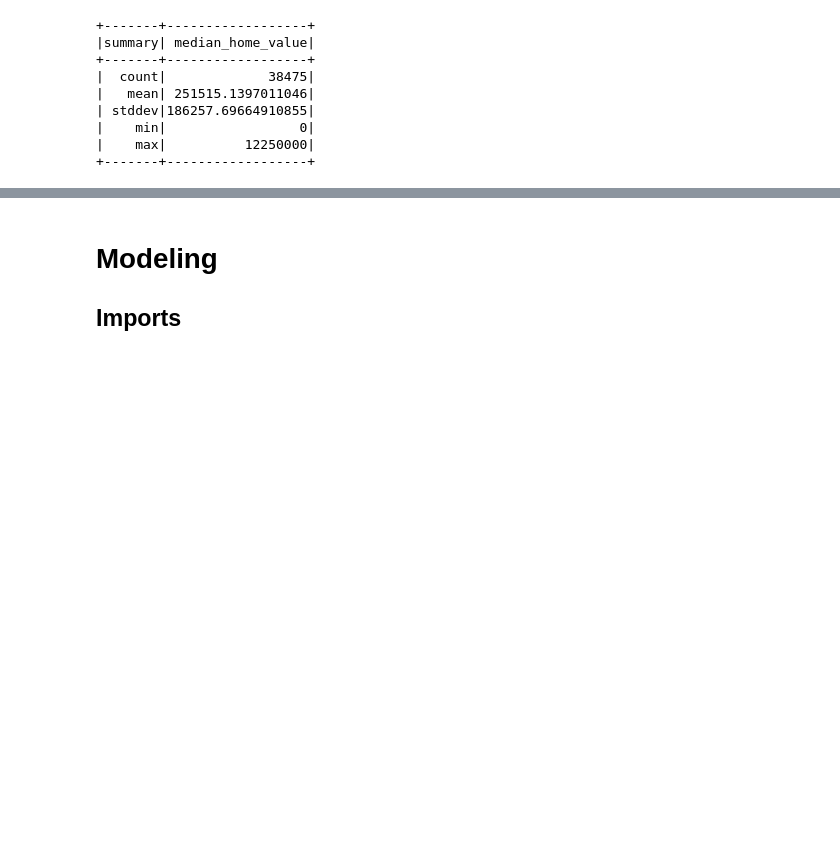
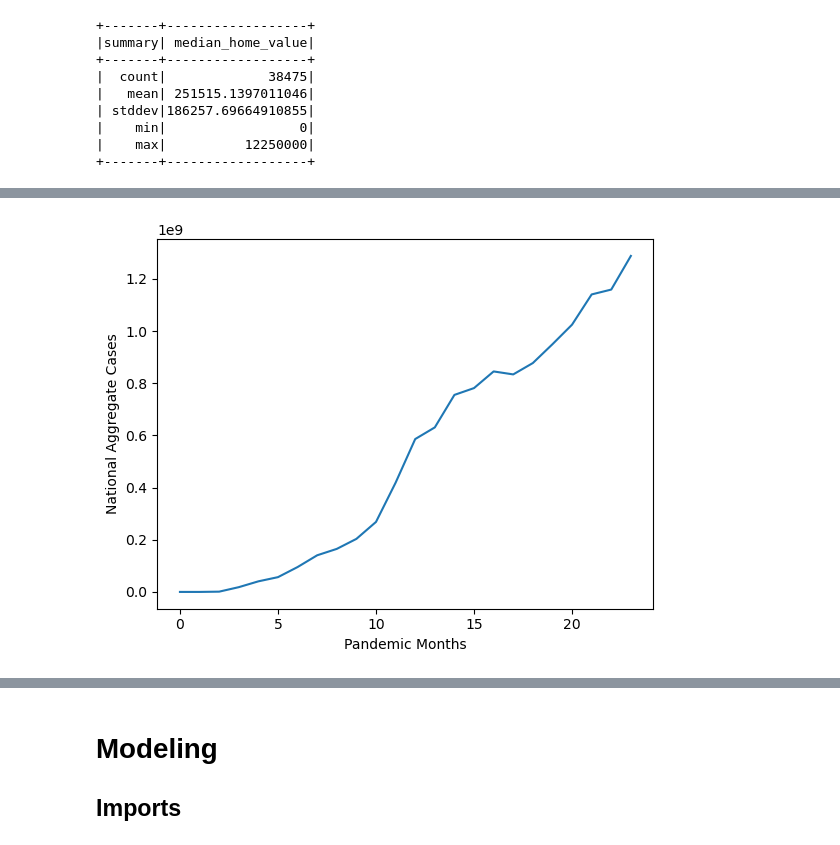
Before and after one commit to fav3ba/Sick-House-Bro, a Jupyter notebook: code/ProjectCode-Spark.ipynb, the cells around one changed output, grey strips where cells are left out. Cells and saved outputs as stored; diff of their text form; code cells hidden in the pictures; blank space fills up the shorter version.

```diff
--- a/code/ProjectCode-Spark.ipynb
+++ b/code/ProjectCode-Spark.ipynb
@@ -414,0 +425,8 @@ combined_df.describe(['median_home_value']).show()
+# %%
+# total cases over the pandemic
+plt.plot(df_pd.confirmed_cases)
+plt.xlabel('Pandemic Months')
+plt.ylabel('National Aggregate Cases')
+plt.show()
+# %% [output]
+[figure, added]
```
Also changed, not shown: parts of 9 cells of this notebook.
